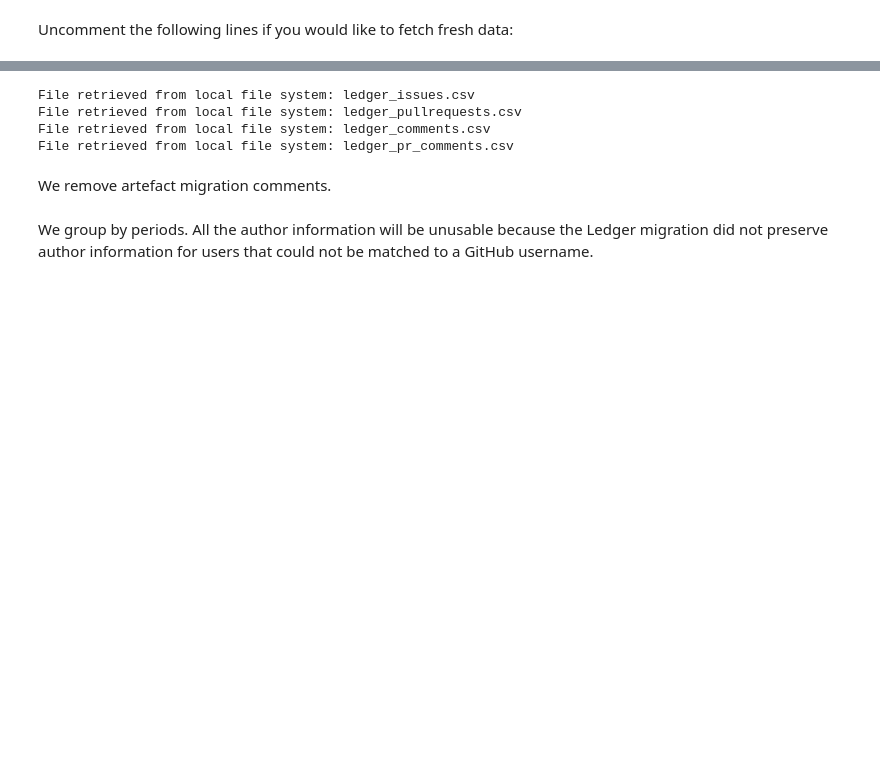
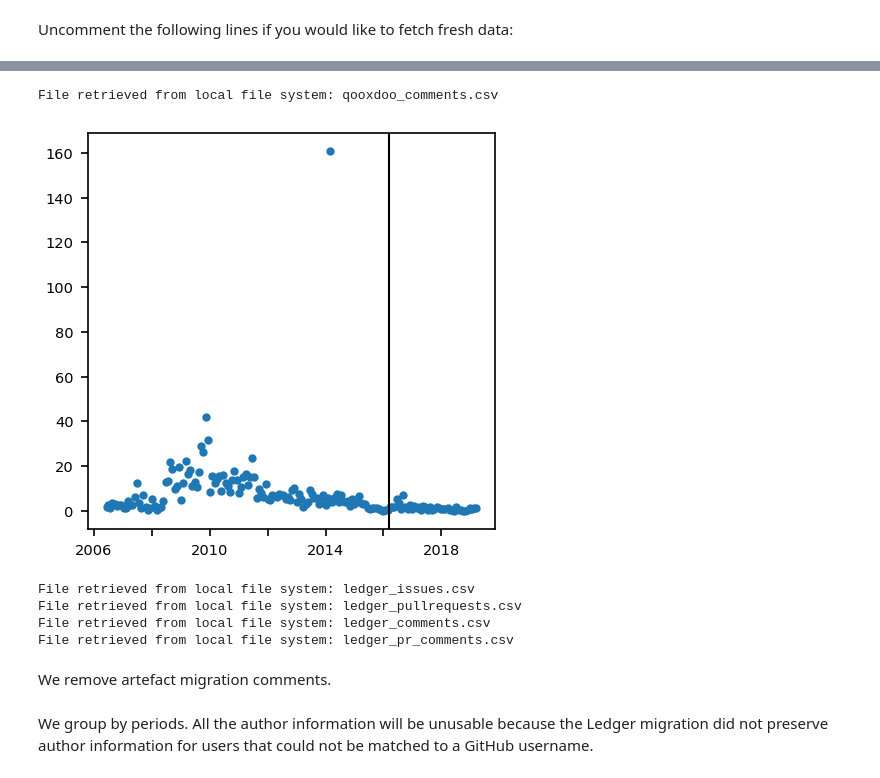
Before and after one commit to Zimmi48/impact-of-switching-bug-trackers, a Jupyter notebook: analysis/GitHub_migration.ipynb, the cells around one changed output, grey strips where cells are left out. Drawn from its saved outputs; the diff is of its cells as text; code cells hidden in the pictures; blank space fills up the shorter version.

```diff
--- a/analysis/GitHub_migration.ipynb
+++ b/analysis/GitHub_migration.ipynb
@@ -2170,3 +2116,17 @@ Uncomment the following lines if you would like to fetch fresh data:
+# %%
+qooxdoo_comments = load_csv('qooxdoo_comments.csv')
+_,qooxdoo_comments_1D,_,_,_ = df_1D_1W_2W_4W(qooxdoo_comments)
+
+_, ax = plt.subplots()
+
+plt.plot(average(qooxdoo_comments_1D,'reldate_4W')['count'],'.',label='')
+
+plt.axvline(x=(first_non_imported_date+(last_imported_date-first_non_imported_date)/2),color='black',label='Switch')
+
+less_ticks(ax)
+# %% [output]
+File retrieved from local file system: qooxdoo_comments.csv
+[figure, added]
 # %%
 ledger_issues = load_csv('ledger_issues.csv')
 ledger_prs = load_csv('ledger_pullrequests.csv')
```
Also changed, not shown: parts of 23 cells of this notebook.
